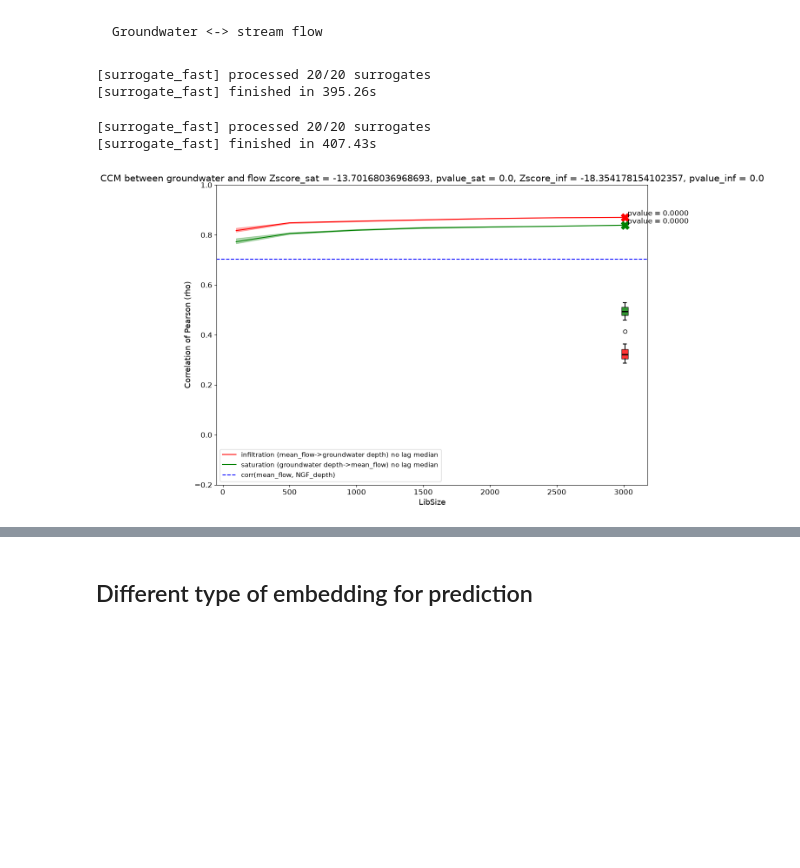
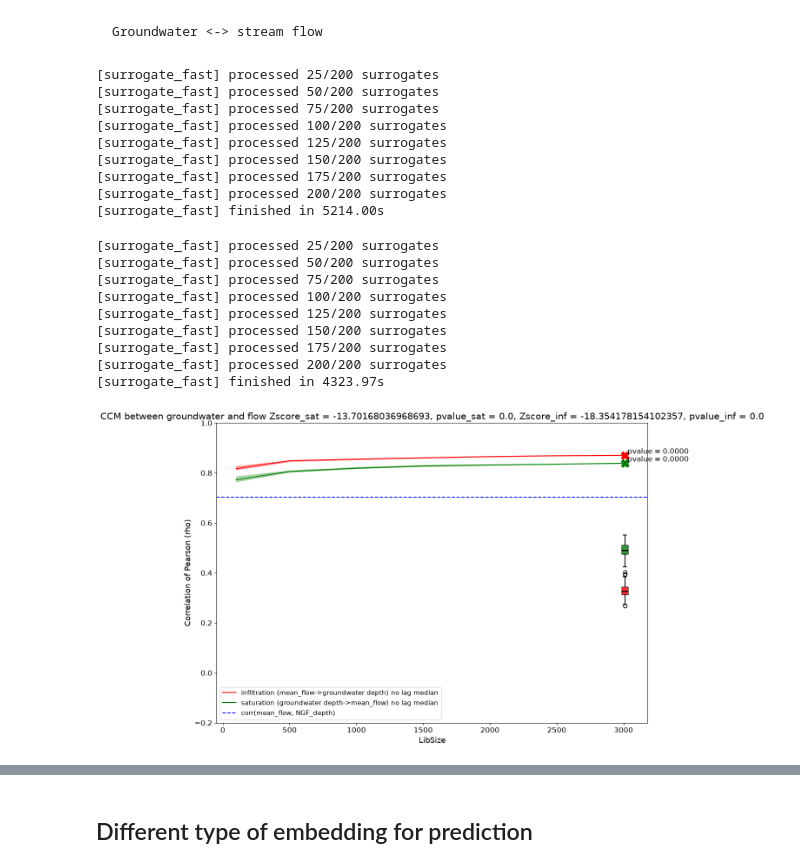
Before and after one commit to EulalieContreras/NTU_ecoinformatic, a Jupyter notebook: mywork/hydrography_notebook.ipynb, the cells around one changed output, grey strips where cells are left out. Drawn from its saved outputs; the diff is of its cells as text; code cells hidden in the pictures; blank space fills up the shorter version.

```diff
--- a/mywork/hydrography_notebook.ipynb
+++ b/mywork/hydrography_notebook.ipynb
@@ -295,7 +295,7 @@ river_flow_series = normalize_mean_flow_fdv1_a
 rain_df = pd.DataFrame({'date': meteo['date'], 'precipitation': rain_series})
 river_flow_df = pd.DataFrame({'date': fdv1['date'], 'mean_flow': river_flow_series})
 
-df = (
+df_preprocess = (
     pd.merge(
         rain_df[['date', 'precipitation']].dropna(),
         river_flow_df[['date', 'mean_flow']].dropna(),
@@ -306,21 +306,21 @@ df = (
     .reset_index(drop=True)
 )
 
-df = df[['date', 'precipitation', 'mean_flow']].dropna().reset_index(drop=True)
+df_preprocess = df_preprocess[['date', 'precipitation', 'mean_flow']].dropna().reset_index(drop=True)
 
-E_best_causal = fun.find_best_E_ccm(df, 'mean_flow', 'precipitation')
-E_best_noncausal = fun.find_best_E_ccm(df, 'precipitation', 'mean_flow')
+E_best_causal = fun.find_best_E_ccm(df_preprocess, 'mean_flow', 'precipitation')
+E_best_noncausal = fun.find_best_E_ccm(df_preprocess, 'precipitation', 'mean_flow')
 
 libs = [100, 50, 100, 200, 300, 350]
 
-causal = fun.run_ccm_bootstrap(df, 'mean_flow', 'precipitation', E_best_causal, libs=libs)
-non_causal = fun.run_ccm_bootstrap(df, 'precipitation', 'mean_flow', E_best_noncausal, libs=libs)
+causal = fun.run_ccm_bootstrap(df_preprocess, 'mean_flow', 'precipitation', E_best_causal, libs=libs)
+non_causal = fun.run_ccm_bootstrap(df_preprocess, 'precipitation', 'mean_flow', E_best_noncausal, libs=libs)
 
 
-final_causal0 = fun.final_ccm(df, 'mean_flow', 'precipitation', libs=libs, Tp=0)
-final_causal3 = fun.final_ccm(df, 'mean_flow', 'precipitation', libs=libs, Tp=-3)
-final_causal_3 = fun.final_ccm(df, 'mean_flow', 'precipitation', libs=libs, Tp= 3)
-final_noncausal = fun.final_ccm(df, 'precipitation', 'mean_flow', libs=libs)
+final_causal0 = fun.final_ccm(df_preprocess, 'mean_flow', 'precipitation', libs=libs, Tp=0)
+final_causal3 = fun.final_ccm(df_preprocess, 'mean_flow', 'precipitation', libs=libs, Tp=-3)
+final_causal_3 = fun.final_ccm(df_preprocess, 'mean_flow', 'precipitation', libs=libs, Tp= 3)
+final_noncausal = fun.final_ccm(df_preprocess, 'precipitation', 'mean_flow', libs=libs)
 
 
 stat_causal0 = final_causal0[0]
@@ -330,7 +330,7 @@ stat_noncausal = final_noncausal[0]
 
 libsize = stat_causal0.index
 
-corr0 = df['mean_flow'].corr(df['precipitation'])
+corr0 = df_preprocess['mean_flow'].corr(df_preprocess['precipitation'])
 
 plt.figure()
 plt.plot(libsize, stat_causal0[0.5], color='r', label= 'causal (precipitation->mean_flow) 0 lag' + " median")
@@ -745,8 +835,8 @@ zobs_inf = (z1-z2) / np.sqrt( 2 / (n-3) )
 pval_inf = (1- stats.norm.cdf(abs(zobs_inf)))
 
 
-surr_infiltration = fun.surrogate_fast(df, 'NGF_depth', 'mean_flow', comparaison = total_infiltration, libs=libs, num=20, Tp=-3)
-surr_saturation = fun.surrogate_fast(df, 'mean_flow', 'NGF_depth', comparaison = total_saturation, libs=libs, num=20, Tp=0) #200 is better but too long
+surr_infiltration = fun.surrogate_fast(df, 'NGF_depth', 'mean_flow', comparaison = total_infiltration, libs=libs, num=200, Tp=-3)
+surr_saturation = fun.surrogate_fast(df, 'mean_flow', 'NGF_depth', comparaison = total_saturation, libs=libs, num=200, Tp=0) #200 is better but too long
 
 pvalue_infiltration = surr_infiltration[2]
 pvalue_saturation = surr_saturation[2]
@@ -797,38 +887,52 @@ plt.boxplot(
 )
 
 # Ajuste aussi les positions des scatter points et du texte
 plt.scatter(libs[-1] + 10, total_infiltration, color='red', marker='X', s=180, zorder=3)
 plt.text(
     libs[-1] + 30,
     total_infiltration,
     f"pvalue = {pvalue_infiltration:.4f}",
     va='bottom',
     fontsize=12,
     color='black'
 )
 
 plt.scatter(libs[-1] + 10, total_saturation, color='green', marker='X', s=180, zorder=3)
 plt.text(
     libs[-1] + 30,
     total_saturation,
     f"pvalue = {pvalue_saturation:.4f}",
     va='bottom',
     fontsize=12,
     color='black'
 )
 
 plt.title(f'CCM between groundwater and flow Zscore_sat = {zobs_sat}, pvalue_sat = {pval_sat}, Zscore_inf = {zobs_inf}, pvalue_inf = {pval_inf}', fontsize=15)
 plt.xlabel('LibSize', fontsize=13)
 plt.ylabel('Correlation of Pearson (rho)', fontsize=13)
 plt.legend(fontsize=11)
 plt.ylim(-0.2, 1)
 plt.tight_layout()
 # %% [output]
-[surrogate_fast] processed 20/20 surrogates
-[surrogate_fast] finished in 395.26s
+[surrogate_fast] processed 25/200 surrogates
+[surrogate_fast] processed 50/200 surrogates
+[surrogate_fast] processed 75/200 surrogates
+[surrogate_fast] processed 100/200 surrogates
+[surrogate_fast] processed 125/200 surrogates
+[surrogate_fast] processed 150/200 surrogates
+[surrogate_fast] processed 175/200 surrogates
+[surrogate_fast] processed 200/200 surrogates
+[surrogate_fast] finished in 5214.00s
-[surrogate_fast] processed 20/20 surrogates
-[surrogate_fast] finished in 407.43s
+[surrogate_fast] processed 25/200 surrogates
+[surrogate_fast] processed 50/200 surrogates
+[surrogate_fast] processed 75/200 surrogates
+[surrogate_fast] processed 100/200 surrogates
+[surrogate_fast] processed 125/200 surrogates
+[surrogate_fast] processed 150/200 surrogates
+[surrogate_fast] processed 175/200 surrogates
+[surrogate_fast] processed 200/200 surrogates
+[surrogate_fast] finished in 4323.97s
-[figure, old version]
+[figure, new version]
 # %% [markdown]
 ![title](img/surrogate_groundwater.png)
 # %% [markdown]
```
Also changed, not shown: parts of 9 cells of this notebook, 5 other files.
